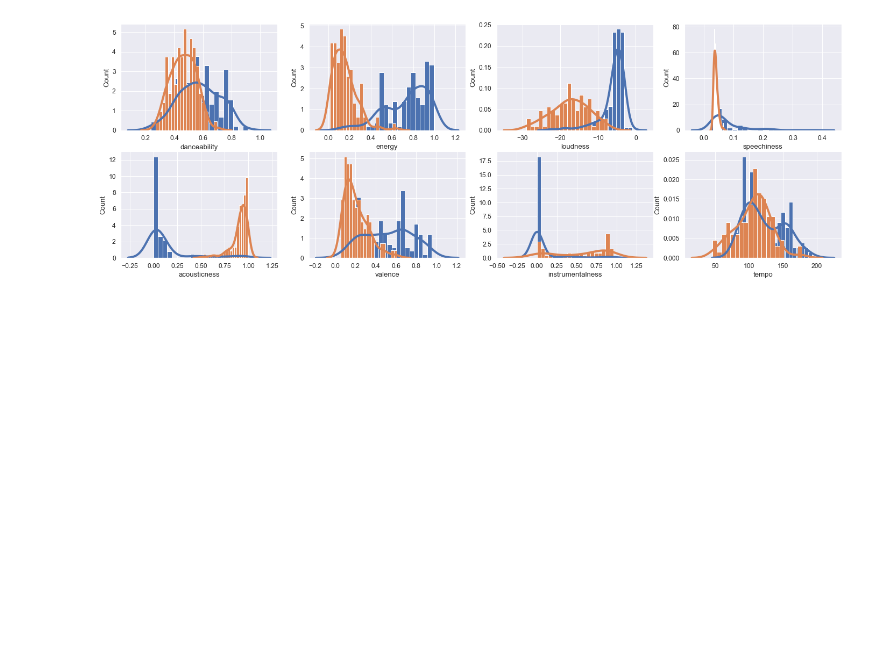
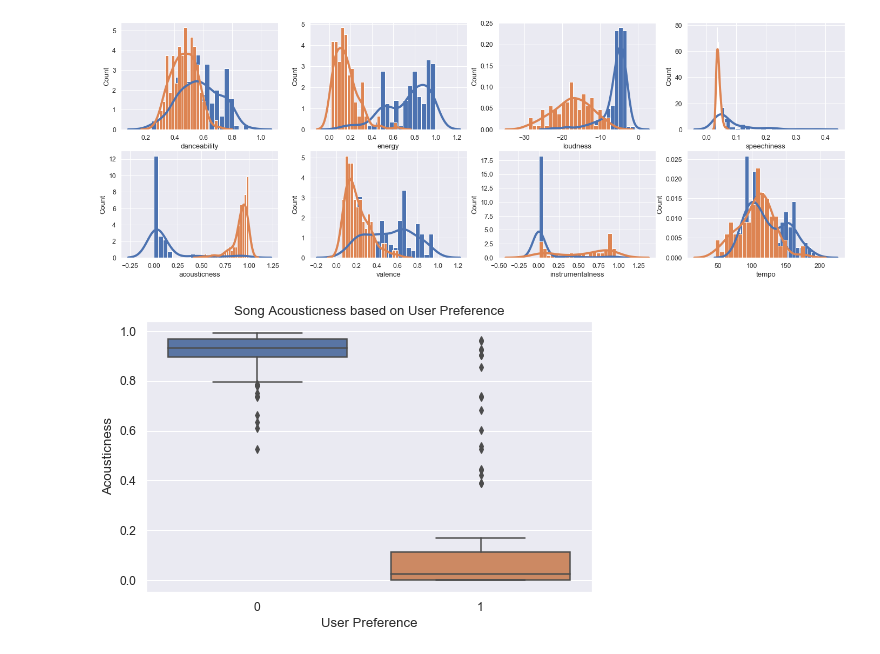
Before and after one commit to akochman/springboard-capstone1, a Jupyter notebook: spotipy_compare.ipynb, the cells around one changed output. Cells and saved outputs as stored; diff of their text form; code cells hidden in the pictures; blank space fills up the shorter version.

```diff
--- a/spotipy_compare.ipynb
+++ b/spotipy_compare.ipynb
@@ -270,3 +271,14 @@ sns.distplot(df_disliked['tempo'], norm_hist=True, kde=True, bins=20, hist_kws={
 # %% [output]
 [Text(0, 0.5, 'Count'), Text(0.5, 0, 'tempo')]
 [figure]
+# %%
+# plot a boxplot of acousticness for an overview
+sns.boxplot(x='user_preference', y='acousticness', data=df_combined)
+
+_ = plt.xlabel('User Preference')
+_ = plt.ylabel('Acousticness')
+_ = plt.title('Song Acousticness based on User Preference')
+
+plt.show()
+# %% [output]
+[figure, added]
```
Also changed, not shown: parts of 5 cells of this notebook.
